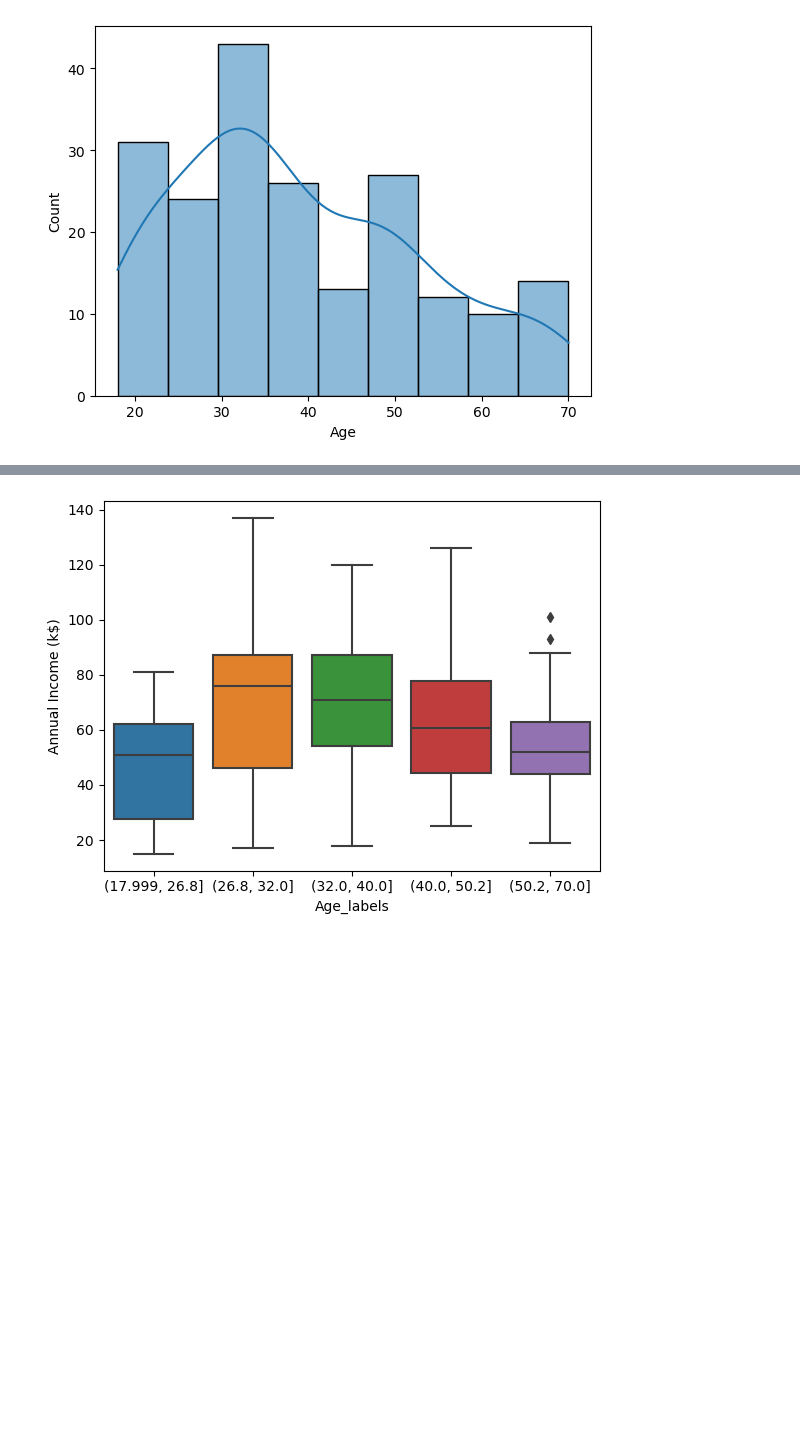
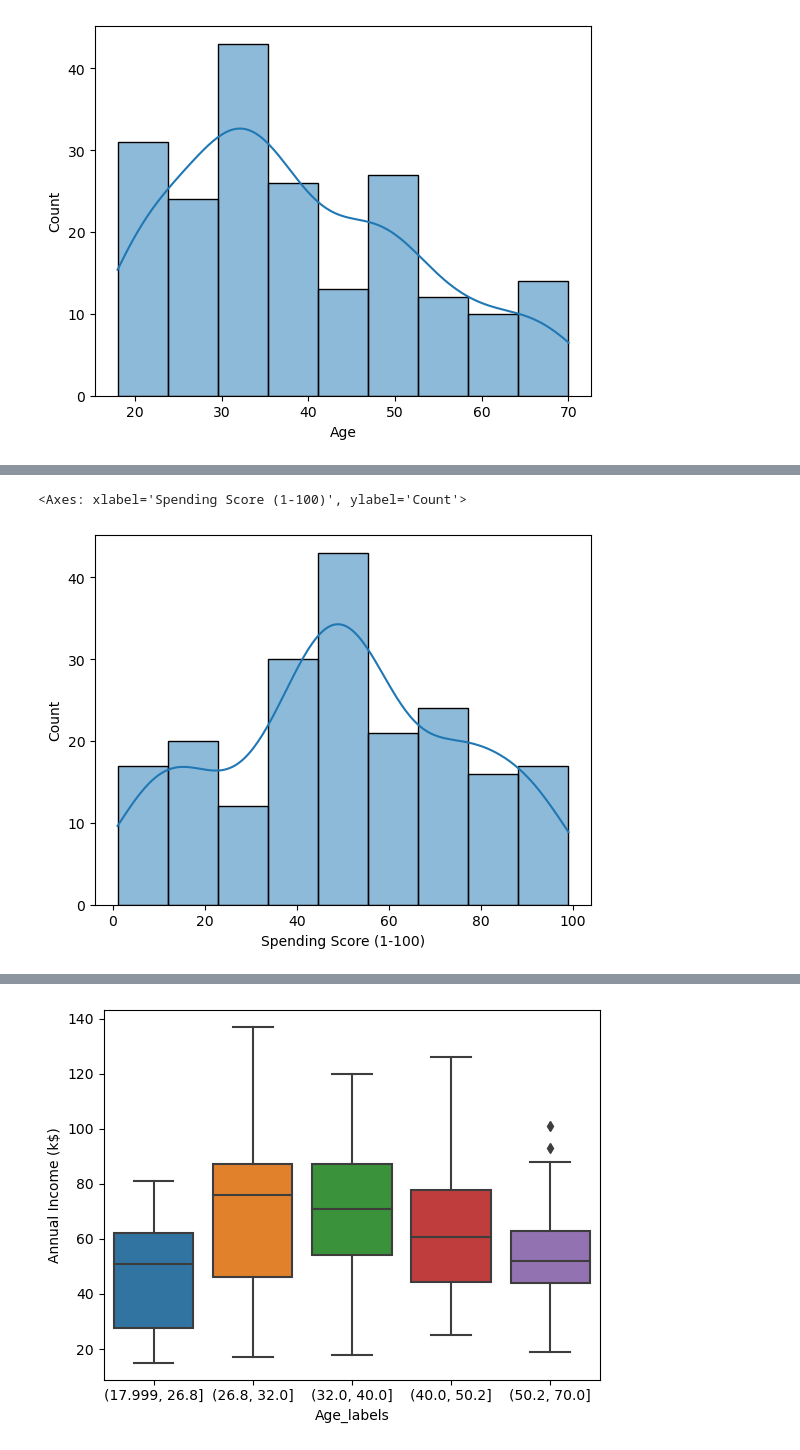
Before and after one commit to adesoyee/Oluwamayowa_Phase2, a Jupyter notebook: 2.12/kmeans.ipynb, the cells around one changed output, grey strips where cells are left out. Cells and saved outputs as stored; diff of their text form; code cells hidden in the pictures; blank space fills up the shorter version.

```diff
--- a/2.12/kmeans.ipynb
+++ b/2.12/kmeans.ipynb
@@ -98,7 +98,10 @@ KeyError: 'AnnualIncome(k$)'
 # %%
 # TODO: create a histplot for Spending Score
 
-...
+sns.histplot(df["Spending Score (1-100)"], kde=True)
+# %% [output]
+<Axes: xlabel='Spending Score (1-100)', ylabel='Count'>
+[figure, added]
 # %%
 # create a scatter plot between Age & Annual Income
 
```
Also changed, not shown: parts of 11 cells of this notebook, 3 other files.
